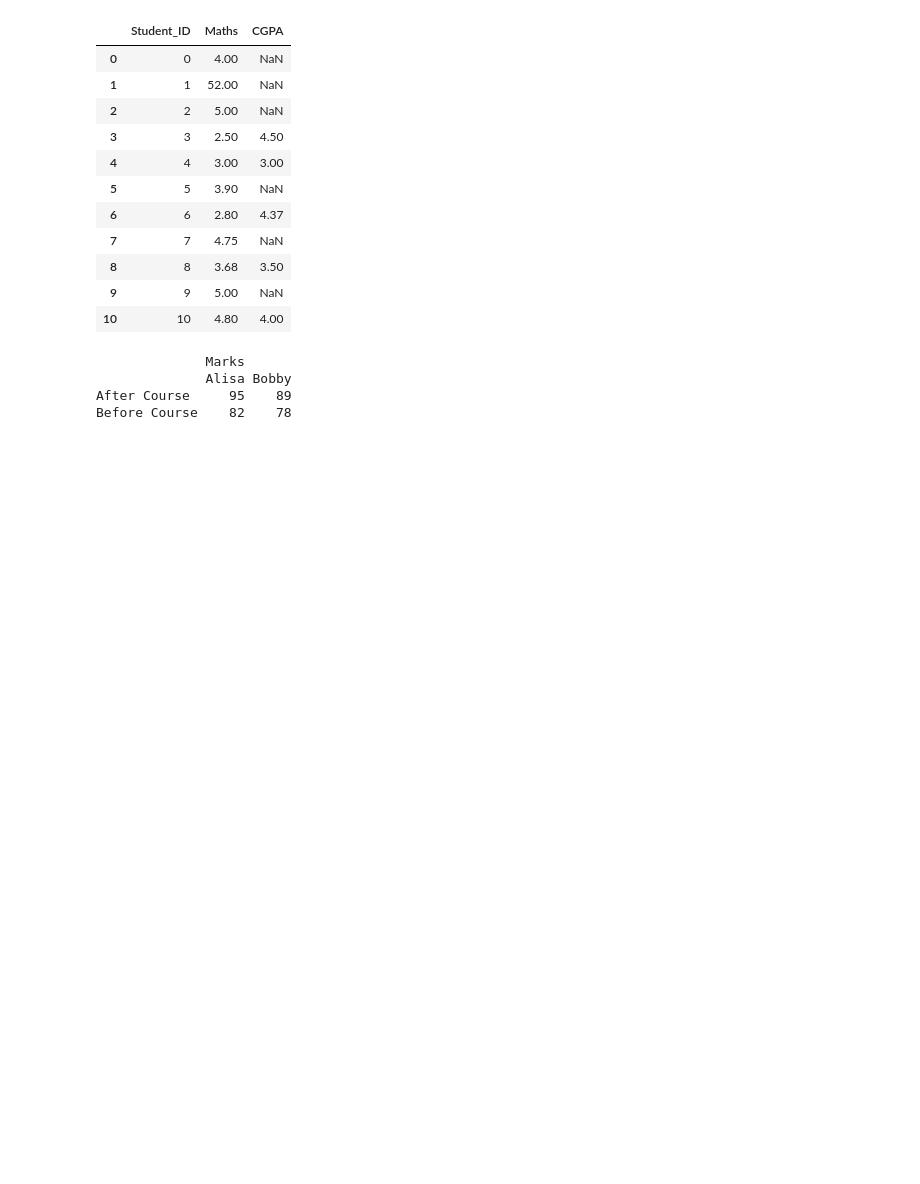
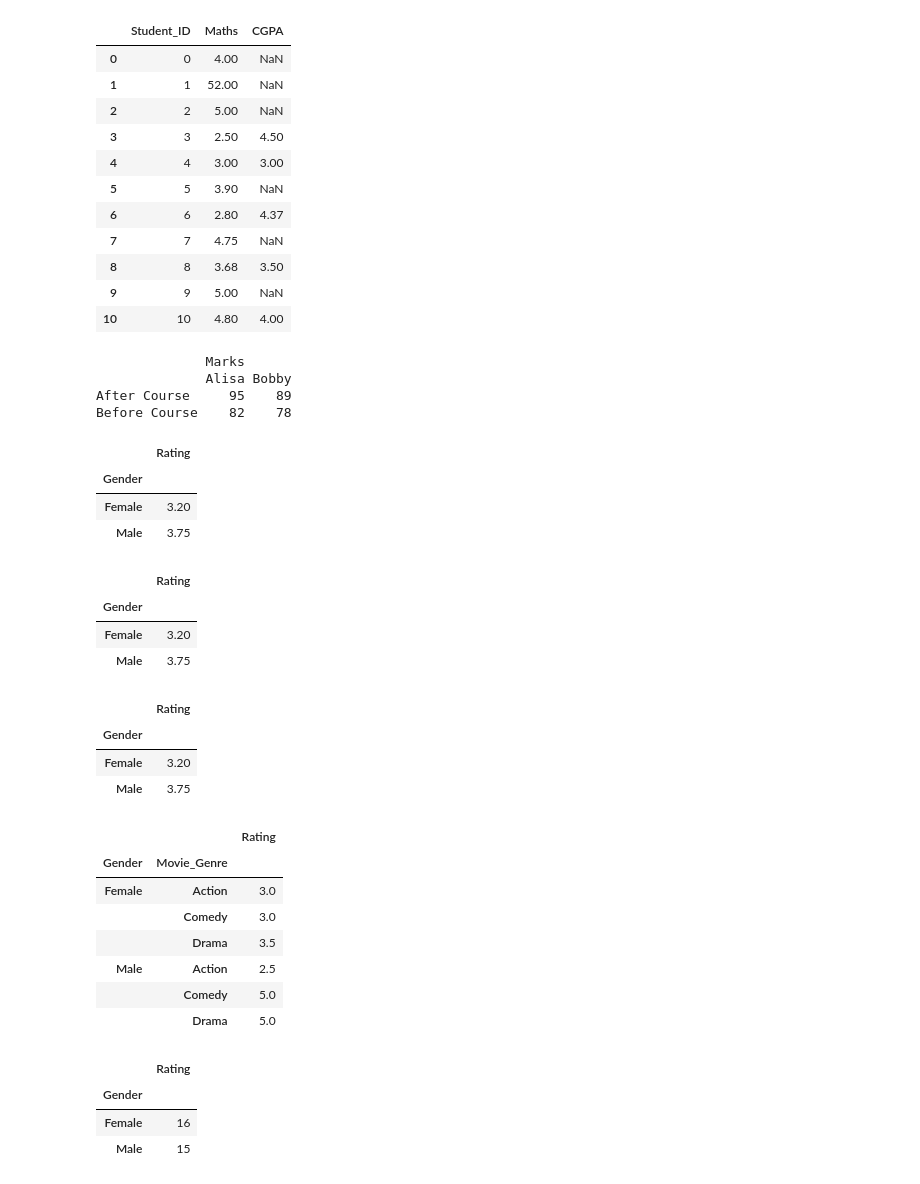
Before and after one commit to kolynzb/ML-tutor, a Jupyter notebook: MIT_GL/0x00-week_1/0x00-packages/pandas 1.ipynb, the cells around one changed output. Drawn from its saved outputs; the diff is of its cells as text; code cells hidden in the pictures; blank space fills up the shorter version.

Commit message:
Pivot table assessment

```diff
--- a/MIT_GL/0x00-week_1/0x00-packages/pandas 1.ipynb
+++ b/MIT_GL/0x00-week_1/0x00-packages/pandas 1.ipynb
@@ -1093,3 +1093,45 @@ print(my_df.stack(level=0).unstack(level=0))
               Alisa Bobby
 After Course     95    89
 Before Course    82    78
+# %%
+df = pd.DataFrame({"Gender": ["Male", "Male", "Female", "Female", "Female", "Female", "Male", "Male", "Female"],
+ "Movie_Genre": ["Action", "Comedy", "Drama", "Action", "Comedy", "Drama", "Action", "Drama", "Action"],
+ "Rating": [1, 5, 3, 2, 3, 4, 4, 5, 4]})
+pd.pivot_table(data=df, index='Gender', values='Rating')
+# %% [output]
+|  | Rating |
+| Gender |  |
+| Female | 3.20 |
+| Male | 3.75 |
+# %%
+pd.pivot_table(data=df, index='Gender', values='Rating', aggfunc='mean')
+# %% [output]
+|  | Rating |
+| Gender |  |
+| Female | 3.20 |
+| Male | 3.75 |
+# %%
+pd.pivot_table(data=df, index='Gender', values='Rating')
+# %% [output]
+|  | Rating |
+| Gender |  |
+| Female | 3.20 |
+| Male | 3.75 |
+# %%
+pd.pivot_table(data=df, index=['Gender', 'Movie_Genre'] , values='Rating')
+# %% [output]
+|  |  | Rating |
+| Gender | Movie_Genre |  |
+| Female | Action | 3.0 |
+|  | Comedy | 3.0 |
+|  | Drama | 3.5 |
+| Male | Action | 2.5 |
+|  | Comedy | 5.0 |
+|  | Drama | 5.0 |
+# %%
+pd.pivot_table(data=df, index='Gender' , values='Rating', aggfunc='sum')
+# %% [output]
+|  | Rating |
+| Gender |  |
+| Female | 16 |
+| Male | 15 |
```
Also changed, not shown: parts of 1 cell of this notebook, 1 other file.
